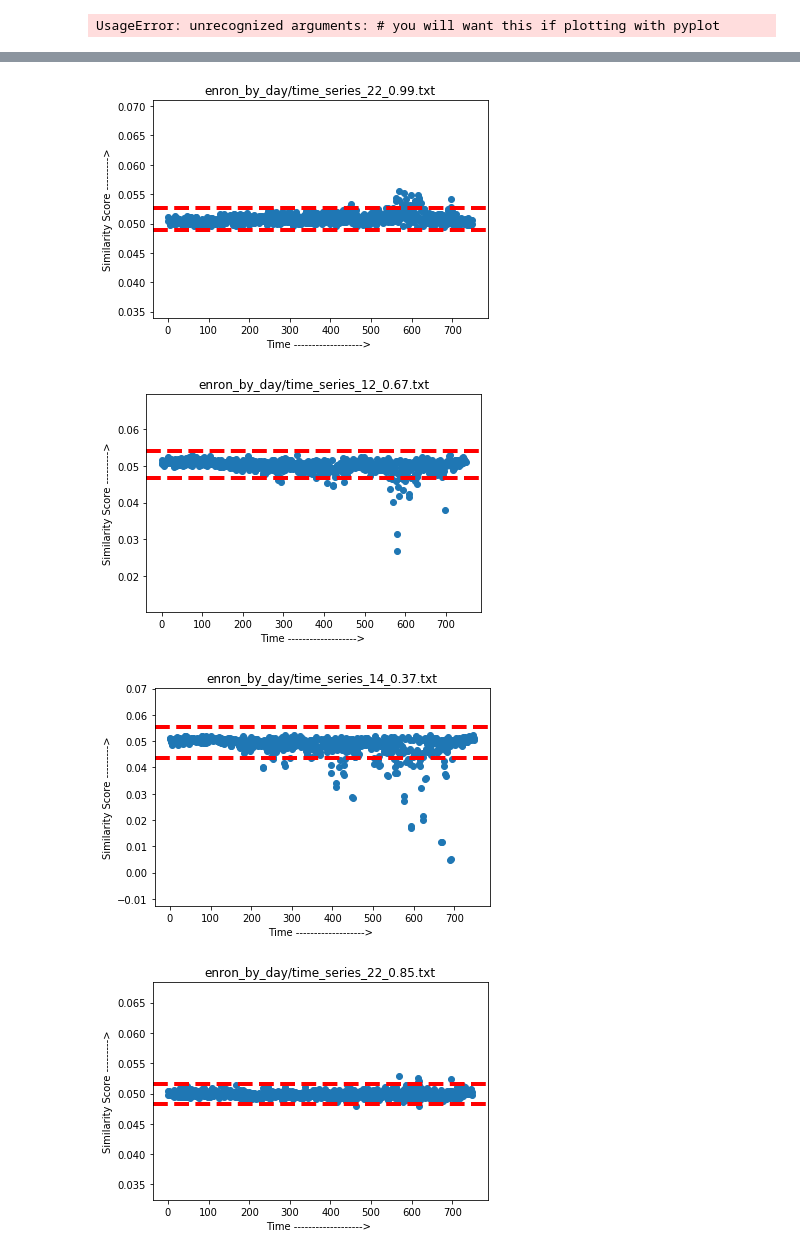
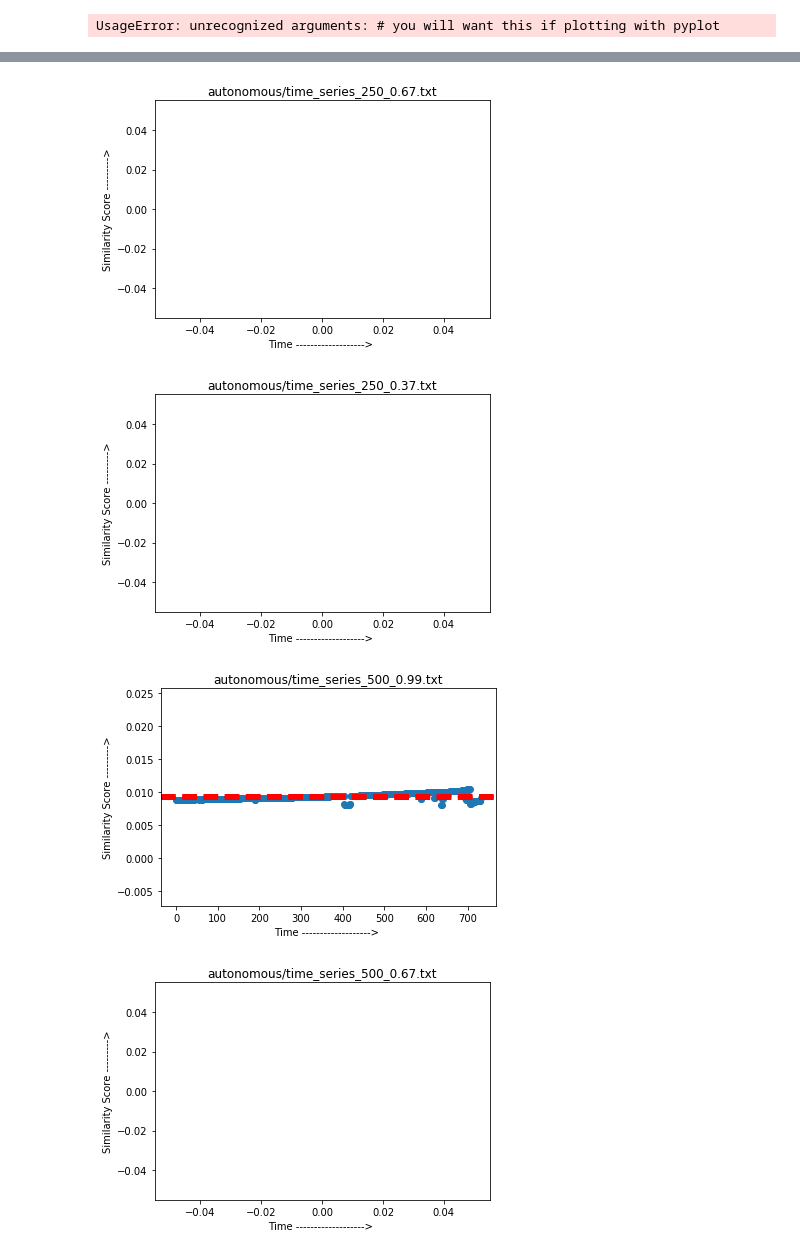
Before and after one commit to VivekReddy98/Anomaly_Detection, a Jupyter notebook: Anomaly_Detection.ipynb, the cells around one changed output, grey strips where cells are left out. Cells and saved outputs as stored; diff of their text form; code cells hidden in the pictures.

Commit message:
Experimantation Ran for p2p-Gnutella Dataset

```diff
--- a/Anomaly_Detection.ipynb
+++ b/Anomaly_Detection.ipynb
@@ -47,5 +57,5 @@ for file in list_files:
 # %%
-dataset = "enron_by_day"
+dataset = "autonomous"
 list_files = os.listdir(os.getcwd()+"/results/"+dataset+"/")
 root = "results/"
 for file in list_files:
@@ -56,4 +66,4 @@ for file in list_files:
-[figure, old version]
+[figure, new version]
-[figure, old version]
+[figure, new version]
-[figure, old version]
+[figure, new version]
-[figure, old version]
+[figure, new version]
```
Also changed, not shown: parts of 3 cells of this notebook, 2 other files.
